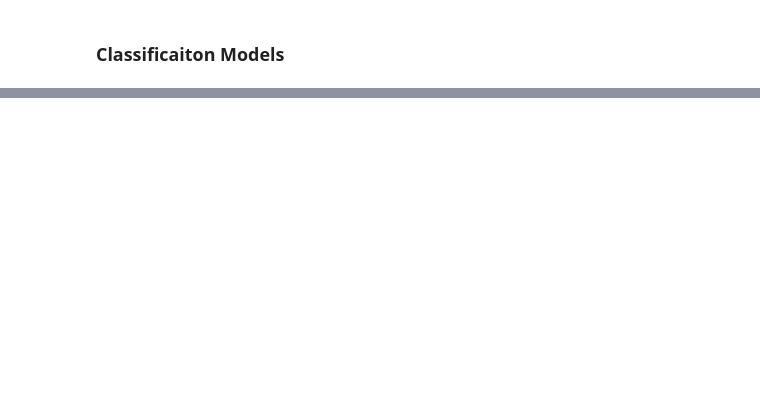
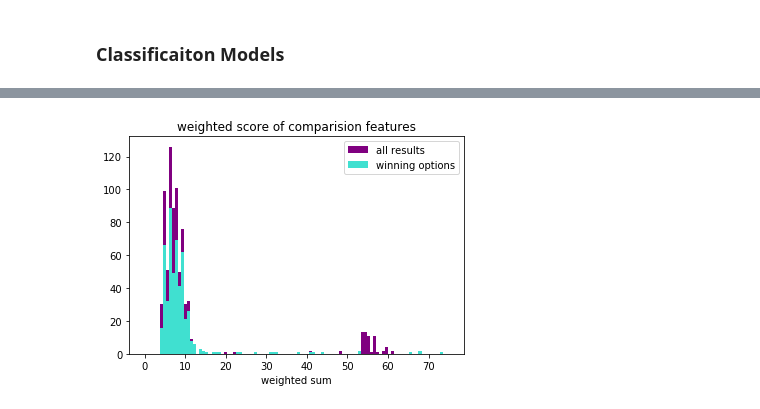
Before and after one commit to catalyst-cooperative/rmi-ferc1-eia, a Jupyter notebook: notebooks/ferc_eia_connections.ipynb, the cells around one changed output, grey strips where cells are left out. Drawn from its saved outputs; the diff is of its cells as text; code cells hidden in the pictures; blank space fills up the shorter version.

```diff
--- a/notebooks/ferc_eia_connections.ipynb
+++ b/notebooks/ferc_eia_connections.ipynb
@@ -394,0 +171,2 @@ pd.DataFrame(index=predict_all)
+# %%
+prediction_df = fit_predict_lrc(best,features_known, train_df_ids)
@@ -394,0 +181,2 @@ pd.DataFrame(index=predict_all)
+# %%
+winners = calc_wins(results, dfA)
@@ -394,0 +223,34 @@ pd.DataFrame(index=predict_all)
+# %%
+def plot_all_hist(all_df,results_df,winners_df, range):
+    if all_df is not None:
+        plt.hist(all_df['score'],
+                 range=range,
+                 bins=100,
+                 color="pink",
+                 label='all options'
+                )
+    if results_df is not None:
+        plt.hist(results_df['score'],
+                 range=range,
+                 bins=100,
+                 color="purple",
+                 label='all results'
+                )
+    if winners_df is not None:
+        plt.hist(winners_df['score'],
+                 range=range,
+                 bins=100,
+                 color="turquoise",
+                 label='winning options'
+                )
+
+
+    plt.title(f'weighted score of comparision features')
+    plt.xlabel('weighted sum')
+    plt.ylabel(None)
+    plt.legend()
+    plt.show()
+# %%
+plot_all_hist(None,results,winners,range=(0,75))
+# %% [output]
+[figure, added]
```
Also changed, not shown: parts of 43 cells of this notebook, 6 other files.
